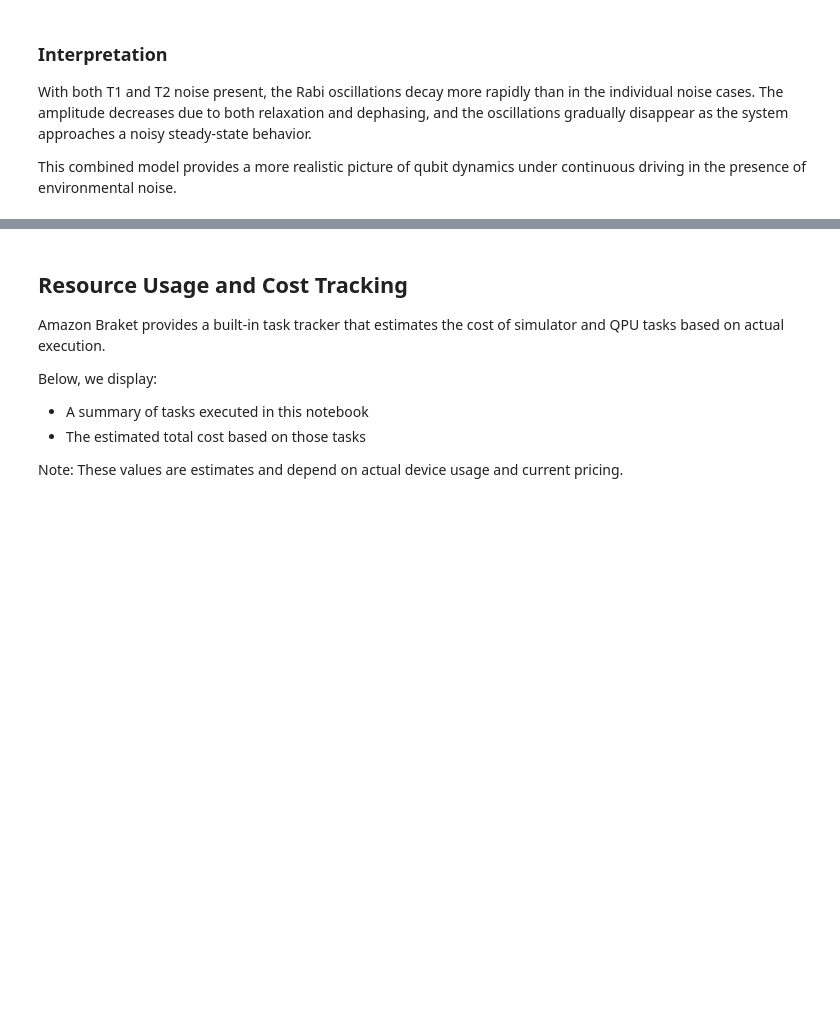
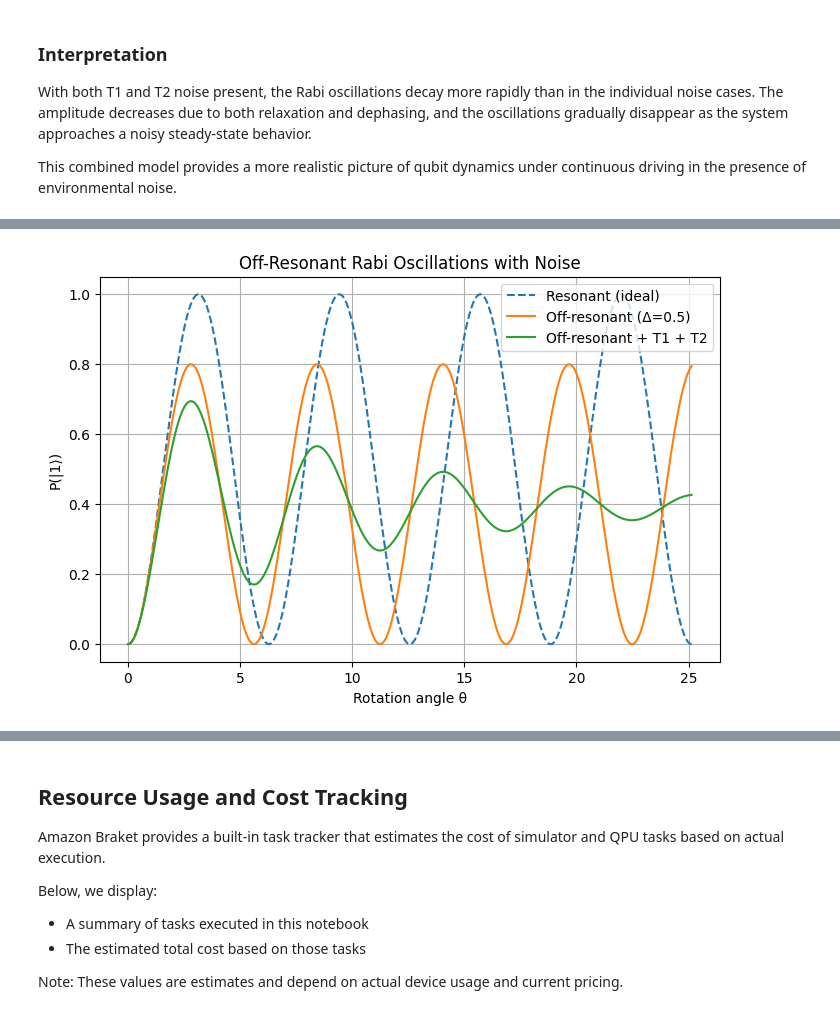
Before and after one commit to amazon-braket/amazon-braket-algorithm-library, a Jupyter notebook: notebooks/textbook/Rabi_Oscillations.ipynb, the cells around one changed output, grey strips where cells are left out. Drawn from its saved outputs; the diff is of its cells as text; code cells hidden in the pictures; blank space fills up the shorter version.

```diff
--- a/notebooks/textbook/Rabi_Oscillations.ipynb
+++ b/notebooks/textbook/Rabi_Oscillations.ipynb
@@ -361,7 +345,7 @@ def rabi_circuit_t1_t2_stepwise(
     theta: float,
     gamma_t1: float,
     gamma_t2: float,
-    dtheta: float = 0.05,
+    dtheta: float = 0.1,
 ) -> Circuit:
     circ = Circuit()
 
@@ -427,0 +505,23 @@ This combined model provides a more realistic picture of qubit dynamics under co
+# %%
+delta = 0.5
+gamma_t1 = 0.1
+gamma_t2 = 0.1
+
+p1_off_resonant_t1_t2 = np.array([
+    p1_from_off_resonant_t1_t2(theta, delta, gamma_t1, gamma_t2)
+    for theta in thetas
+])
+# %%
+plt.figure(figsize=(8, 5))
+plt.plot(thetas, p1_off_resonant[0.0], label="Resonant (ideal)", linestyle="--")
+plt.plot(thetas, p1_off_resonant[delta], label=f"Off-resonant (Δ={delta})")
+plt.plot(thetas, p1_off_resonant_t1_t2, label="Off-resonant + T1 + T2")
+
+plt.xlabel(r"$\theta$")
+plt.ylabel(r"$P(|1\rangle)$")
+plt.title("Off-Resonant Rabi Oscillations with Noise")
+plt.legend()
+plt.grid(True)
+plt.show()
+# %% [output]
+[figure, added]
```
Also changed, not shown: parts of 24 cells of this notebook.
